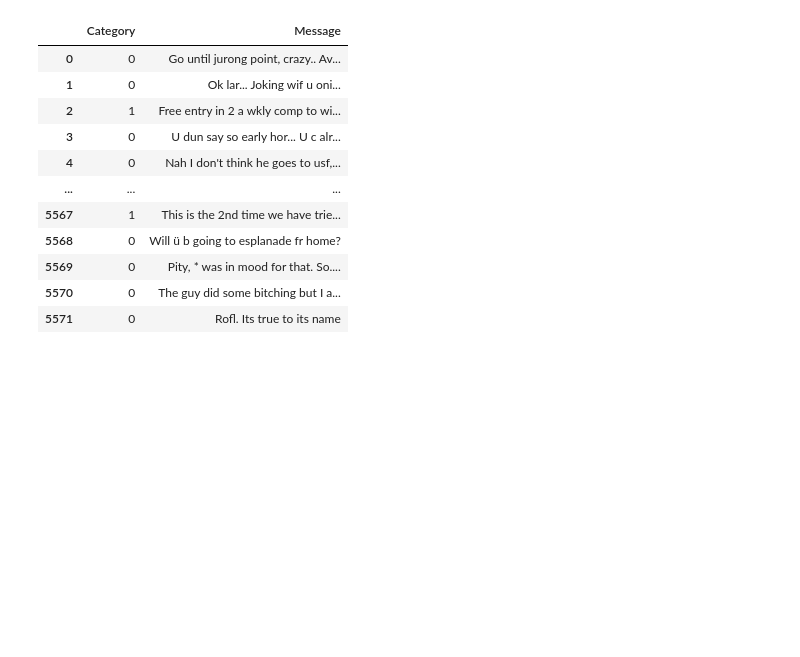
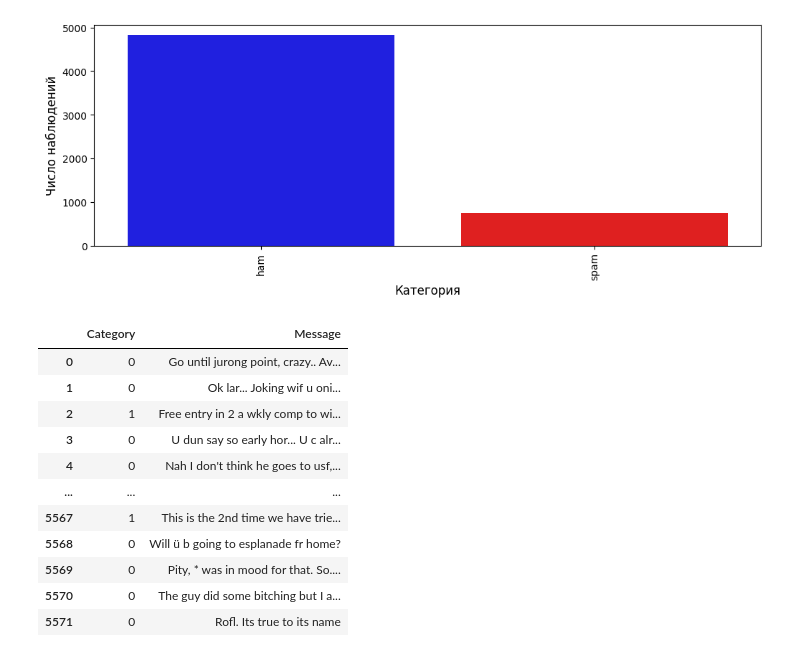
Before and after one commit to zkhrv/AI_work, a Jupyter notebook: AI/Model.ipynb, the cells around one changed output. Drawn from its saved outputs; the diff is of its cells as text; code cells hidden in the pictures; blank space fills up the shorter version.

```diff
--- a/AI/Model.ipynb
+++ b/AI/Model.ipynb
@@ -12,6 +13,16 @@ import re
 from keras.regularizers import l2
 # %%
 df = pd.read_csv('Data.csv')
+# %%
+count_text = df['Category'].value_counts()
+plt.figure(figsize=(12,4))
+sns.barplot(count_text, alpha=1, palette=['blue', "red"])
+plt.ylabel('Число наблюдений', fontsize=12)
+plt.xlabel('Категория', fontsize=12)
+plt.xticks(rotation=90)
+plt.show()
+# %% [output]
+[figure, added]
 # %%
 replace_dict = {
     "ham": 0,
```
Also changed, not shown: parts of 6 cells of this notebook, 15 other files.
